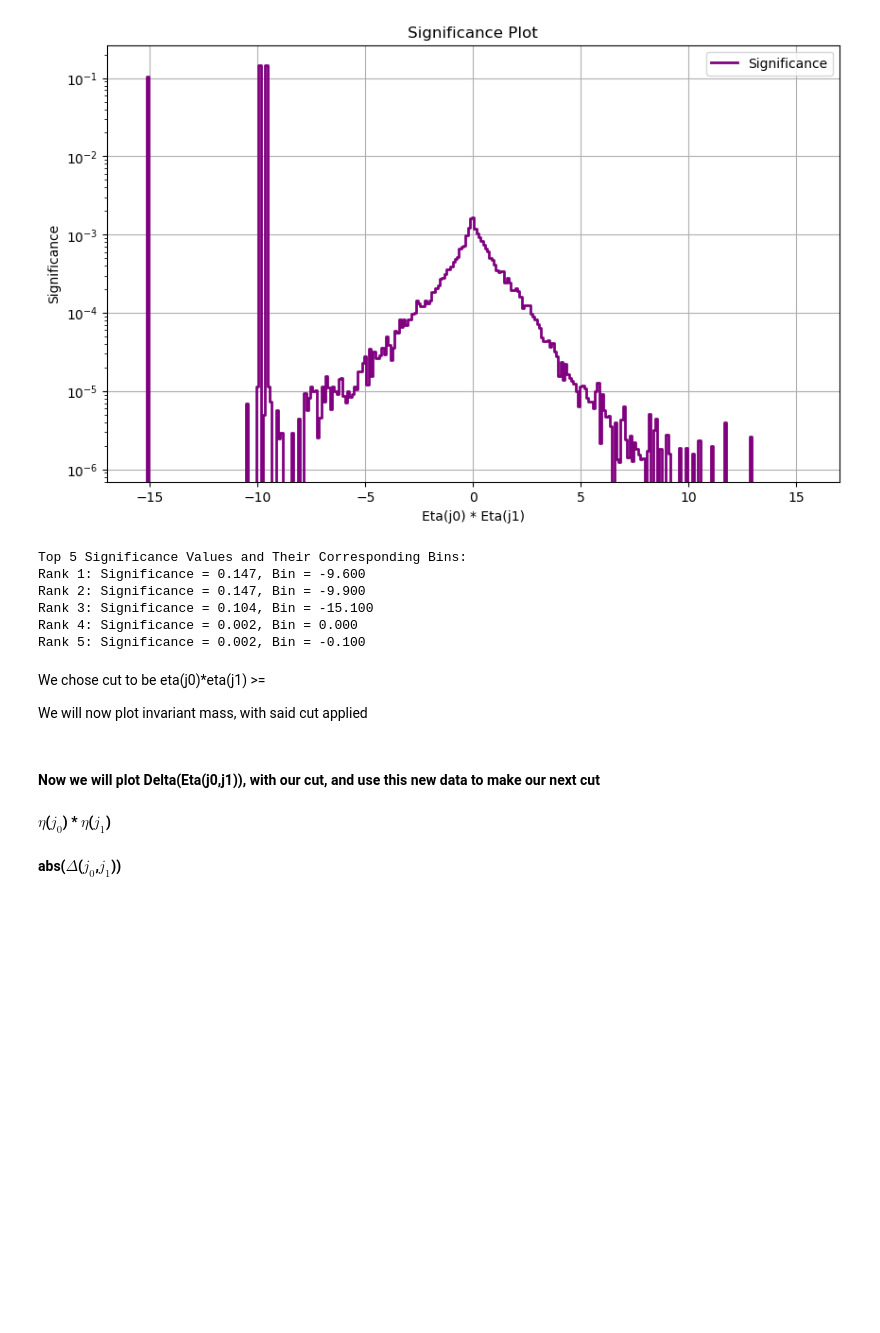
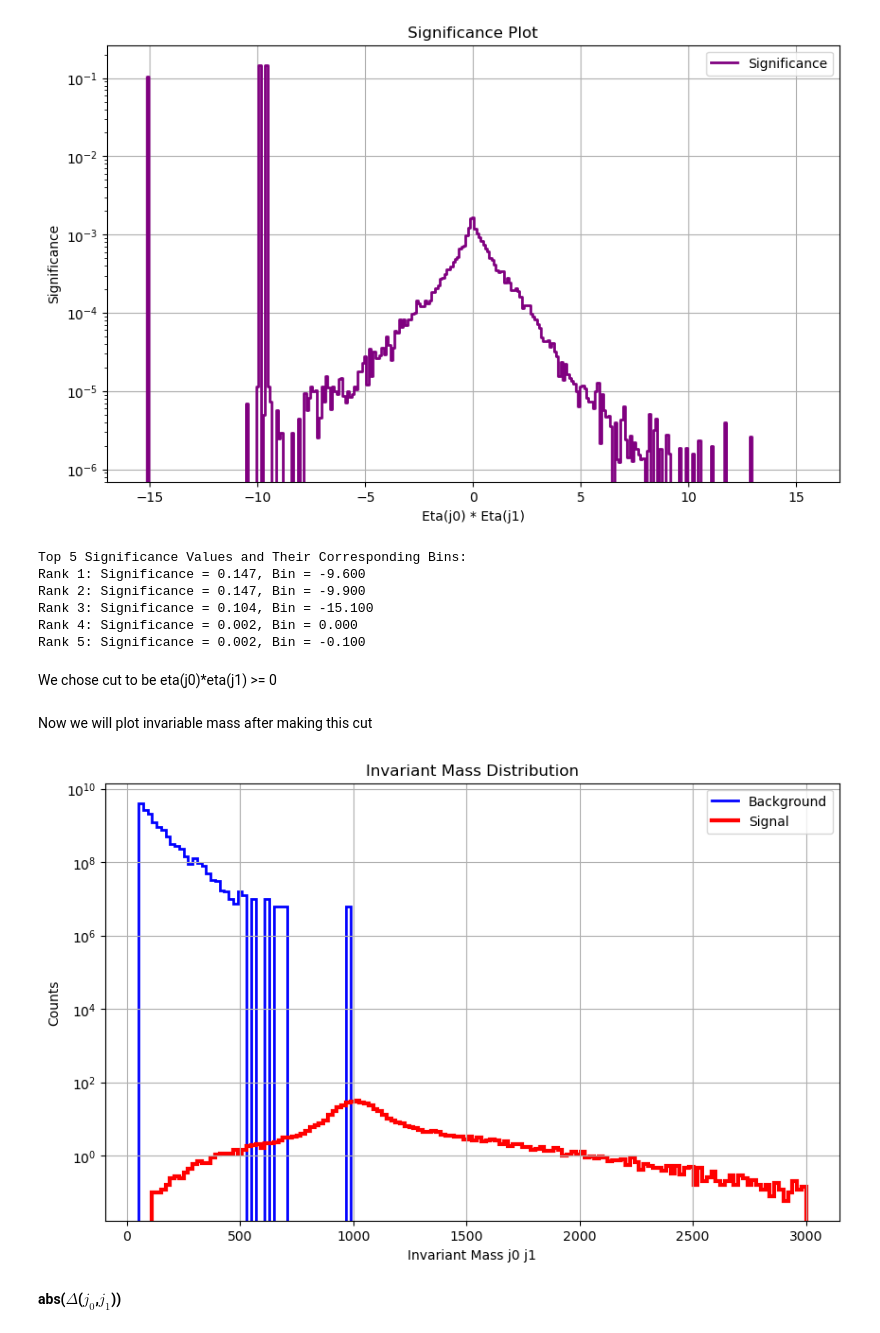
Before and after one commit to MarioPardo/UDEA_HEP_Analysis, a Jupyter notebook: data/AnalysisTemplate.ipynb, the cells around one changed output. Cells and saved outputs as stored; diff of their text form; code cells hidden in the pictures; blank space fills up the shorter version.

Commit message:
Clean code, now up to making 2nd cut

```diff
--- a/data/AnalysisTemplate.ipynb
+++ b/data/AnalysisTemplate.ipynb
@@ -81,9 +93,12 @@ def openTree(tree_filepath):
 # %%
-def getJetsDataNew(dataname):
+def getJetsData(dataname, masklist):
     #used when we are working with J0,J1 stuff (which is alot)
 
     #Get Signal Data
     df = openTree(signal_filepath)
+
+    if(masklist is not None):
+        df = applyMultipleCuts(df, masklist)
 
     # Extract signal jet data
     signal_jets = df["Jet." + dataname].values
@@ -109,7 +124,10 @@ def getJetsDataNew(dataname):
             for root_file in os.listdir(folder_path):
                 if root_file.endswith(".root"):
                     file_path = os.path.join(folder_path, root_file)
-                    background_df = openTree(file_path)  # Use openTree to get the DataFrame
+                    background_df = openTree(file_path)
+
+                    if(masklist is not None):
+                        background_df = applyMultipleCuts(background_df, masklist)
 
                     # Extract and filter jet data
                     background_jets = background_df["Jet." + dataname].values
@@ -790,7 +546,7 @@ plt.show()
 # %% [markdown]
 <h3> Invariant Mass (J0 J1) </h3>
 # %%
-def invariant_mass(pt0, eta0, phi0, m0, pt1, eta1, phi1, m1):
+def calc_invariant_mass(pt0, eta0, phi0, m0, pt1, eta1, phi1, m1):
     # Energy and momentum components for Jet0
     pz0 = pt0 * np.sinh(eta0)
     e0 = np.sqrt(pt0**2 + pz0**2 + m0**2)
@@ -878,2 +637,5 @@ plt.show()
 # %% [markdown]
 <h1> Now we start findsing Significance, making Cuts <h1>
+# %%
+#This will store the cuts that we make to our data, sequentially
+maskList = []
@@ -992,12 +709,22 @@ Rank 3: Significance = 0.104, Bin = -15.100
 Rank 4: Significance = 0.002, Bin = 0.000
 Rank 5: Significance = 0.002, Bin = -0.100
 # %% [markdown]
-We chose cut to be eta(j0)*eta(j1) >=
-
-We will now plot invariant mass, with said cut applied
+We chose cut to be eta(j0)*eta(j1) >= 0
-# %% [markdown]
-<h4> Now we will plot Delta(Eta(j0,j1)), with our cut, and use this new data to make our next cut </h4>
-# %% [markdown]
-<b> $\eta$($j_0$) *  $\eta$($j_1$) </b>
+# %%
+def mask_etaeta_condition(df):
+    # Extract Eta for j0 and j1
+    eta_j0 = df["Jet.Eta"].apply(lambda x: x[0] if len(x) > 0 else None)
+    eta_j1 = df["Jet.Eta"].apply(lambda x: x[1] if len(x) > 1 else None)
+
+    # Create mask where Eta(j0) * Eta(j1) >= 0
+    return (eta_j0 * eta_j1) >= 0
+
+maskList.append(mask_eta_condition)
+# %% [markdown]
+Now we will plot invariable mass after making this cut
+# %%
+PlotInvariantMass(maskList)
+# %% [output]
+[figure, added]
 # %% [markdown]
 <b> abs($\Delta$($j_0$,$j_1$)) </b>
```
Also changed, not shown: parts of 36 cells of this notebook.
